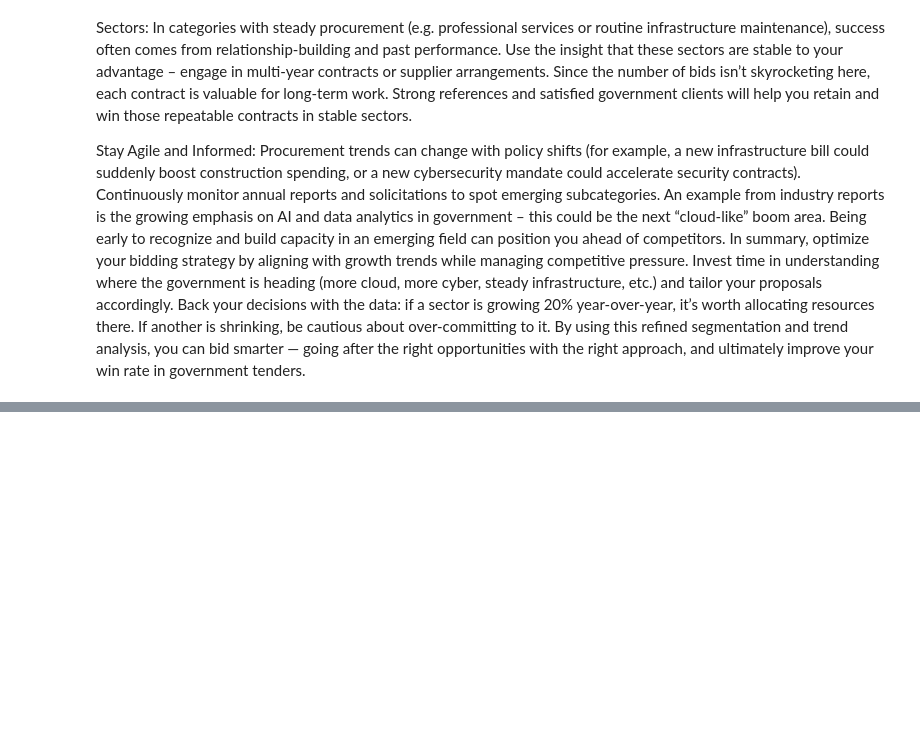
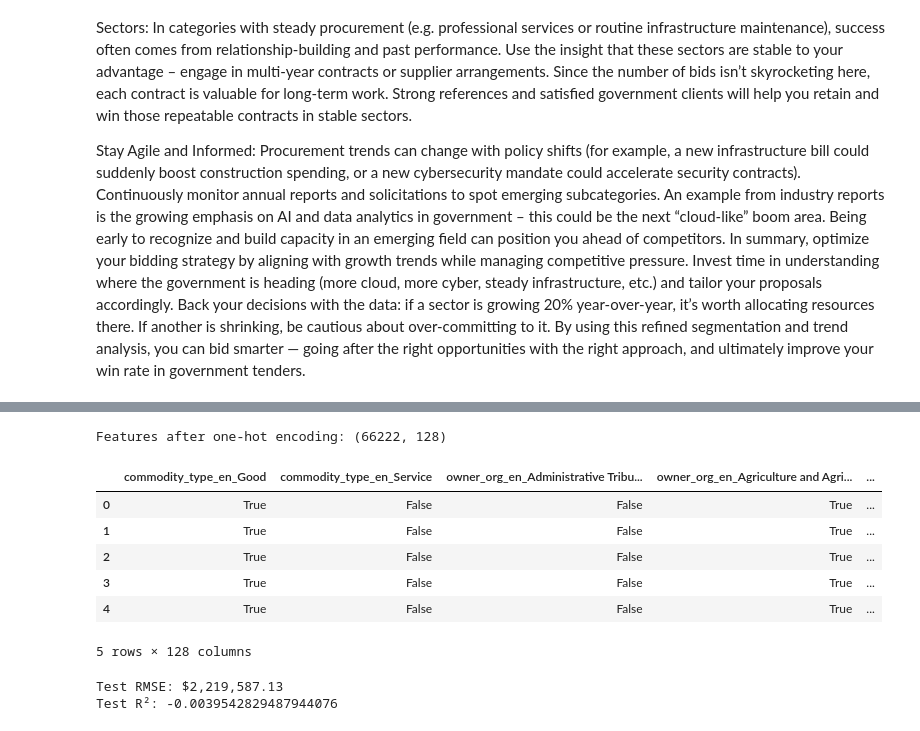
Before and after one commit to pvlefang/TDP-BM-Tender-Discovery-Platform---Benchmarking-, a Jupyter notebook: Copy_of_Government_Tender_Bids_Analysis.ipynb, the cells around one changed output, grey strips where cells are left out. Saved outputs shown, nothing was run; the diff lists cells and outputs as text; code cells hidden in the pictures; blank space fills up the shorter version.

```diff
--- a/Copy_of_Government_Tender_Bids_Analysis.ipynb
+++ b/Copy_of_Government_Tender_Bids_Analysis.ipynb
@@ -439,0 +732,64 @@ In summary, optimize your bidding strategy by aligning with growth trends while
+# %%
+# Create a copy of the dataset for modeling
+model_df = df.copy()
+
+# Log transform target variable for stability, handling potential NaNs
+model_df['log_contract_value'] = np.log(model_df['contract_value'] + 1)  # adding 1 to avoid log(0)
+
+# Remove rows with NaN in 'log_contract_value'
+model_df = model_df.dropna(subset=['log_contract_value'])  # Drop rows with NaN in the target
+
+# Fill missing values for features if necessary
+# For instance, fill missing 'number_of_bids' with 0, and 'trade_agreement' with 'None'
+if 'number_of_bids' in model_df.columns:
+    model_df['number_of_bids'] = model_df['number_of_bids'].fillna(0)
+if 'trade_agreement' in model_df.columns:
+    model_df['trade_agreement'] = model_df['trade_agreement'].fillna('None')
+
+# Select features for the model (adjust feature names as needed)
+features = ['commodity_type_en', 'owner_org_en', 'number_of_bids']
+if 'trade_agreement' in model_df.columns:
+    features.append('trade_agreement')
+
+X = model_df[features]
+y = model_df['log_contract_value']
+
+# One-hot encode categorical variables
+X_encoded = pd.get_dummies(X, drop_first=True)
+print("Features after one-hot encoding:", X_encoded.shape)
+X_encoded.head()
+# %% [output]
+Features after one-hot encoding: (66222, 128)
+|  | commodity_type_en_Good | commodity_type_en_Service | owner_org_en_Administrative Tribu... | owner_org_en_Agriculture and Agri... | ... |
+| 0 | True | False | False | True | ... |
+| 1 | True | False | False | True | ... |
+| 2 | True | False | False | True | ... |
+| 3 | True | False | False | True | ... |
+| 4 | True | False | False | True | ... |
+5 rows × 128 columns
+# %%
+# %% [markdown]
+# ## 4. Train/Test Split and Model Training
+#
+# We will split the data and train a RandomForestRegressor to predict the log of the contract value.
+
+# %% [code]
+# Split data into training and test sets
+X_train, X_test, y_train, y_test = train_test_split(X_encoded, y, test_size=0.2, random_state=42)
+
+# Instantiate the RandomForestRegressor
+rf_model = RandomForestRegressor(n_estimators=100, max_depth=10, random_state=42)
+rf_model.fit(X_train, y_train)
+
+# Predict on the test set
+y_pred_log = rf_model.predict(X_test)
+y_pred = np.exp(y_pred_log) - 1  # converting back to actual contract value
+
+# Evaluate the model performance
+rmse = np.sqrt(mean_squared_error(np.exp(y_test) - 1, y_pred))
+r2 = r2_score(np.exp(y_test) - 1, y_pred)
+print("Test RMSE: ${:,.2f}".format(rmse))
+print("Test R²:", r2)
+# %% [output]
+Test RMSE: $2,219,587.13
+Test R²: -0.0039542829487944076
```
Also changed, not shown: parts of 11 cells of this notebook.
